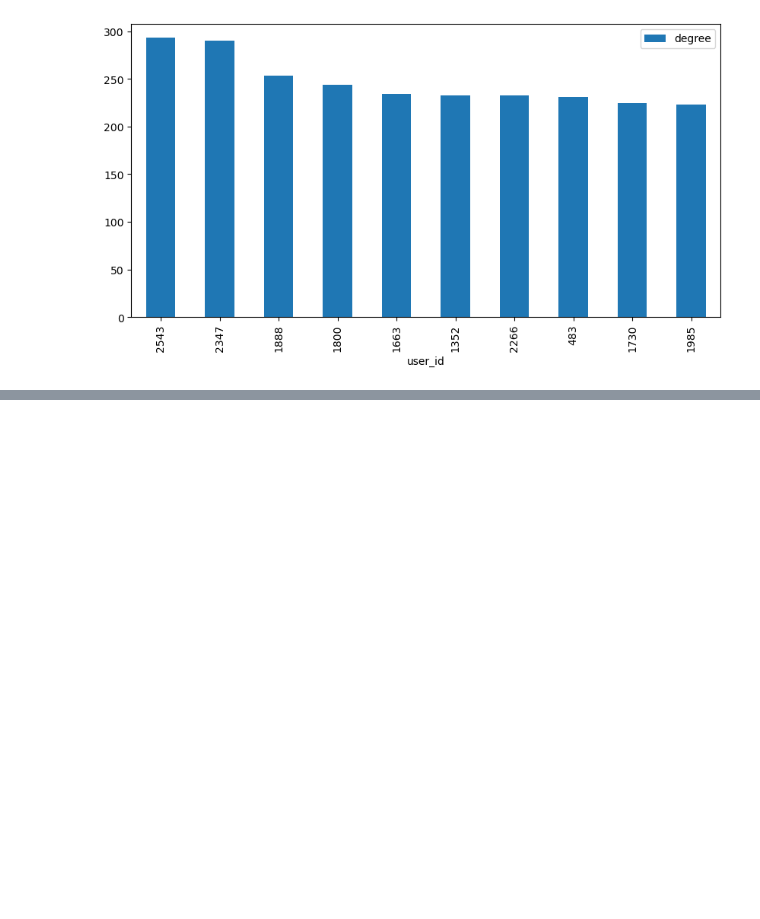
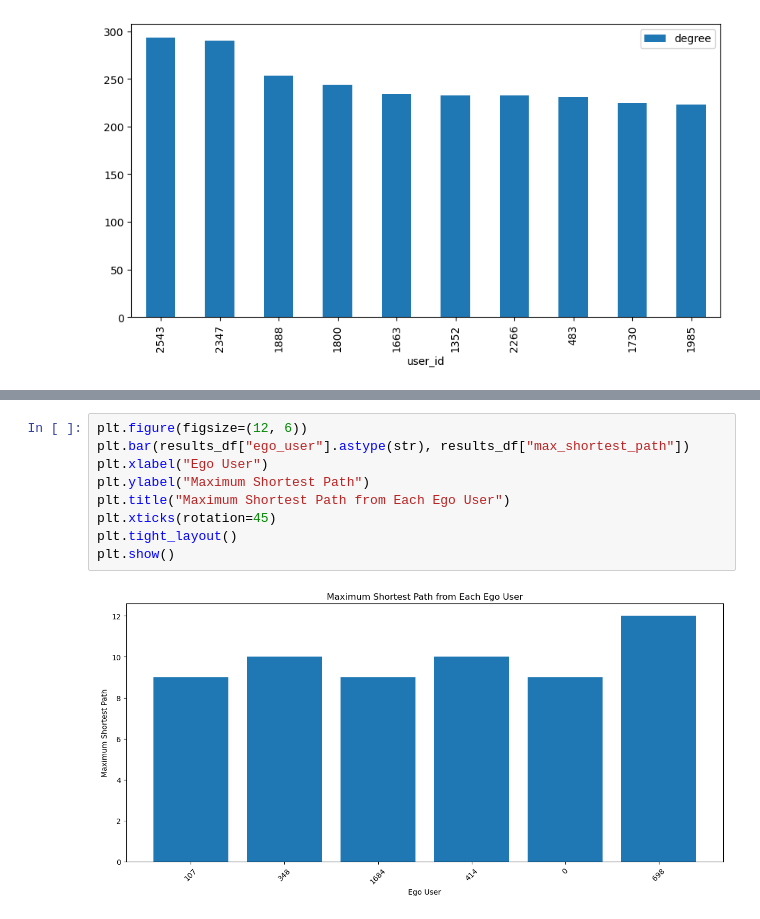
Before and after one commit to kalafejzo1/mids205_project3_kala, a Jupyter notebook: code/neo4j.ipynb, the cells around one changed output, grey strips where cells are left out. Cells and saved outputs as stored; diff of their text form; blank space fills up the shorter version.

```diff
--- a/code/neo4j.ipynb
+++ b/code/neo4j.ipynb
@@ -149,0 +201,11 @@ degree_df.plot.bar(x='user_id', y='degree', figsize=(10,5))
+# %%
+plt.figure(figsize=(12, 6))
+plt.bar(results_df["ego_user"].astype(str), results_df["max_shortest_path"])
+plt.xlabel("Ego User")
+plt.ylabel("Maximum Shortest Path")
+plt.title("Maximum Shortest Path from Each Ego User")
+plt.xticks(rotation=45)
+plt.tight_layout()
+plt.show()
+# %% [output]
+[figure, added]
```
Also changed, not shown: parts of 4 cells of this notebook.
